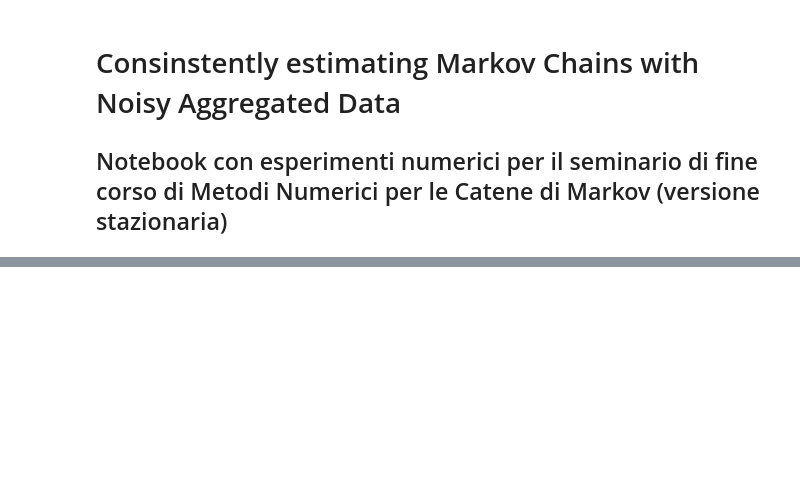
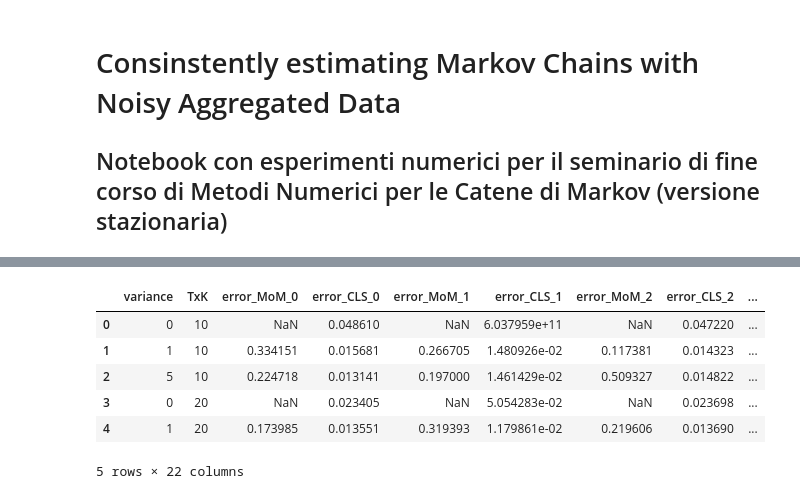
Before and after one commit to M4rinz/MNCM-project, a Jupyter notebook: Codice/MNCM_notebook_stationary.ipynb, the cells around one changed output, grey strips where cells are left out. Saved outputs shown, nothing was run; the diff lists cells and outputs as text; code cells hidden in the pictures; blank space fills up the shorter version.

```diff
--- a/Codice/MNCM_notebook_stationary.ipynb
+++ b/Codice/MNCM_notebook_stationary.ipynb
@@ -64,15 +8,0 @@ pi_0 = pi_rough
-# %%
-mu_t = pi_0.T
-n_t_vector = []
-y_t_vector = []
-for t in range(T):
-    # create K observations of the observed data
-    # (multinomial draw from the marginal distribution)
-    n_t = np.random.multinomial(n=N, pvals=mu_t, size=K)
-    # create noisy observations
-    y_t, _ = add_noise(n_t)
-    # append the observations
-    n_t_vector.append(n_t)
-    y_t_vector.append(y_t)
-    # In the stationary case, the marginal distribution is equal
-    # to the stationary distribution
@@ -123,0 +36,10 @@ np.linalg.norm(P_CLS-P,'fro')/(S**")")
+# %%
+from utilities.num_methods import compute_stationary_LU_GTH
+
+# Initial distribution computation
+
+pi_gth= compute_stationary_LU_GTH(P)
+print(f"The norm of pi_gth @ (I-P) = {np.norm(pi_gth@(np.eye(S)-P))}")
+
+# We set the initial distribution
+pi_0 = pi_gth
@@ -123,0 +244,16 @@ np.linalg.norm(P_CLS-P,'fro')/(S**")")
+# %%
+import pandas as pd
+
+# Create dataframes
+gauss_df = pd.DataFrame(gauss_errors)
+binom_df = pd.DataFrame(binomial_errors)
+
+gauss_df.head()
+# %% [output]
+|  | variance | TxK | error_MoM_0 | error_CLS_0 | error_MoM_1 | error_CLS_1 | error_MoM_2 | error_CLS_2 | ... |
+| 0 | 0 | 10 | NaN | 0.048610 | NaN | 6.037959e+11 | NaN | 0.047220 | ... |
+| 1 | 1 | 10 | 0.334151 | 0.015681 | 0.266705 | 1.480926e-02 | 0.117381 | 0.014323 | ... |
+| 2 | 5 | 10 | 0.224718 | 0.013141 | 0.197000 | 1.461429e-02 | 0.509327 | 0.014822 | ... |
+| 3 | 0 | 20 | NaN | 0.023405 | NaN | 5.054283e-02 | NaN | 0.023698 | ... |
+| 4 | 1 | 20 | 0.173985 | 0.013551 | 0.319393 | 1.179861e-02 | 0.219606 | 0.013690 | ... |
+5 rows × 22 columns
```
Also changed, not shown: parts of 55 cells of this notebook, 7 other files.
